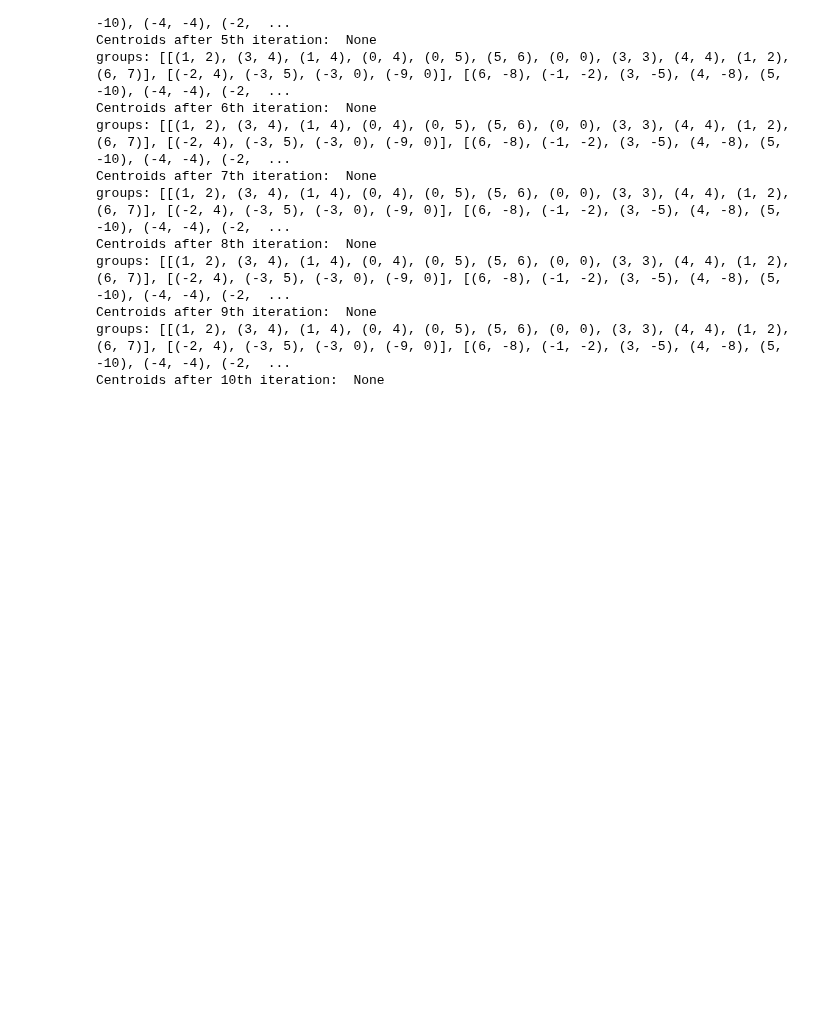
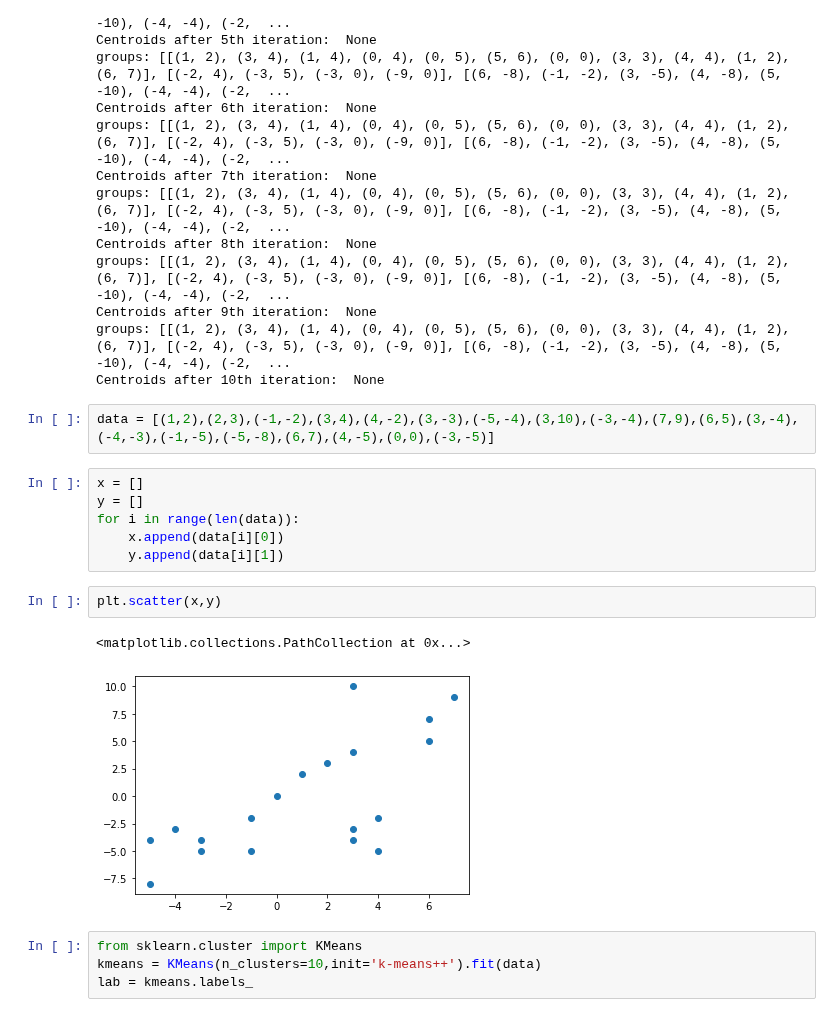
Before and after one commit to anidec25/Linear-Regression, a Jupyter notebook: clustering/kmeans.ipynb, the cells around one changed output. Drawn from its saved outputs; the diff is of its cells as text; blank space fills up the shorter version.

```diff
--- a/clustering/kmeans.ipynb
+++ b/clustering/kmeans.ipynb
@@ -379,3 +379,20 @@ groups: [[(1, 2), (3, 4), (1, 4), (0, 4), (0, 5), (5, 6), (0, 0), (3, 3), (4, 4)
 Centroids after 9th iteration:  None
 groups: [[(1, 2), (3, 4), (1, 4), (0, 4), (0, 5), (5, 6), (0, 0), (3, 3), (4, 4), (1, 2), (6, 7)], [(-2, 4), (-3, 5), (-3, 0), (-9, 0)], [(6, -8), (-1, -2), (3, -5), (4, -8), (5, -10), (-4, -4), (-2,  ...
 Centroids after 10th iteration:  None
+# %%
+data = [(1,2),(2,3),(-1,-2),(3,4),(4,-2),(3,-3),(-5,-4),(3,10),(-3,-4),(7,9),(6,5),(3,-4),(-4,-3),(-1,-5),(-5,-8),(6,7),(4,-5),(0,0),(-3,-5)]
+# %%
+x = []
+y = []
+for i in range(len(data)):
+    x.append(data[i][0])
+    y.append(data[i][1])
+# %%
+plt.scatter(x,y)
+# %% [output]
+<matplotlib.collections.PathCollection at 0x...>
+[figure, added]
+# %%
+from sklearn.cluster import KMeans
+kmeans = KMeans(n_clusters=10,init='k-means++').fit(data)
+lab = kmeans.labels_
```
Also changed, not shown: parts of 7 cells of this notebook.
